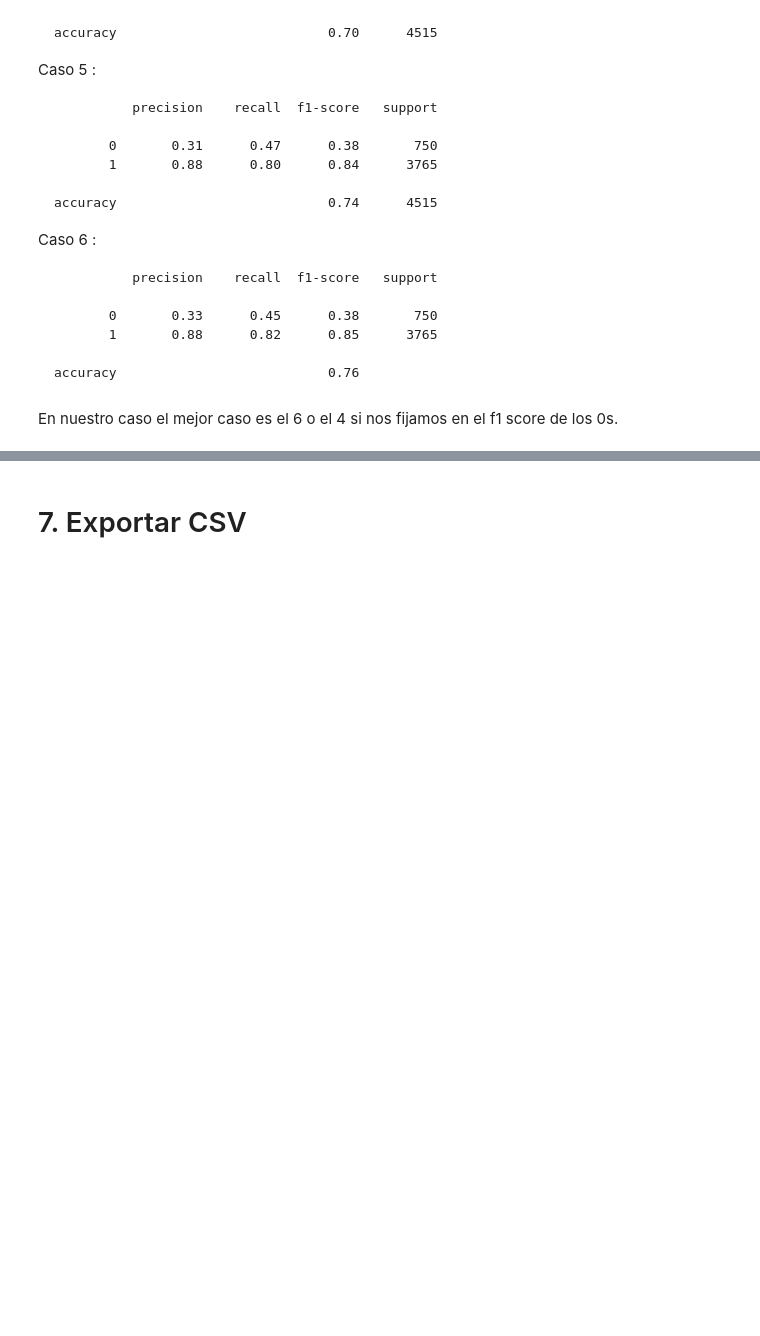
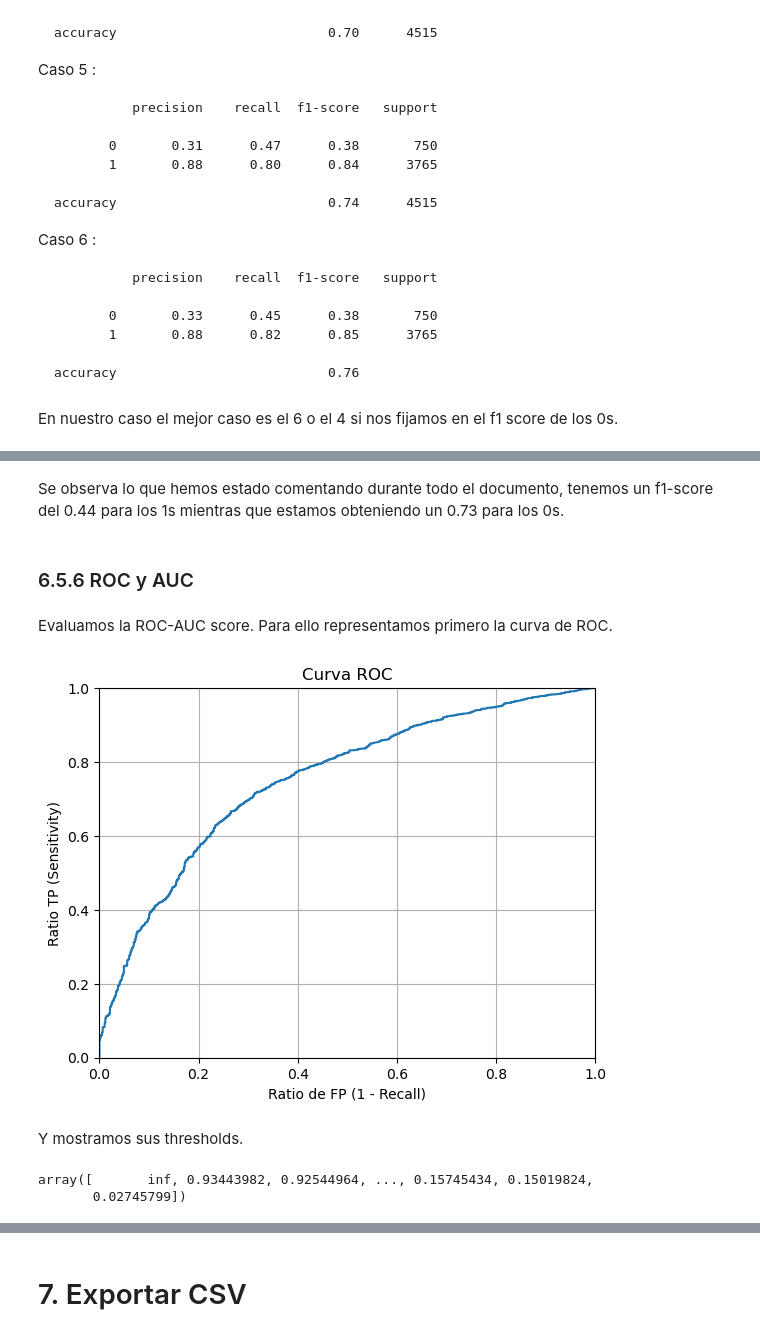
Before and after one commit to Tehedor/Reto1_ML-ABID, a Jupyter notebook: 5_Entrenamiento_y_evaluacion_modelos.ipynb, the cells around one changed output, grey strips where cells are left out. Drawn from its saved outputs; the diff is of its cells as text; code cells hidden in the pictures; blank space fills up the shorter version.

```diff
--- a/5_Entrenamiento_y_evaluacion_modelos.ipynb
+++ b/5_Entrenamiento_y_evaluacion_modelos.ipynb
@@ -1523,0 +1564,7 @@ En nuestro caso el mejor caso es el 6 o el 4 si nos fijamos en el f1 score de lo
+# %%
+pca = PCA()
+X_pca_full = pca.fit_transform(X_resampled)
+
+cumulative_variance_ratio = np.cumsum(pca.explained_variance_ratio_)
+n_comp = np.argmax(cumulative_variance_ratio >= 0.95) + 1
+X_pca = X_pca_full[:, :n_comp]
@@ -1523,0 +1575,4 @@ En nuestro caso el mejor caso es el 6 o el 4 si nos fijamos en el f1 score de lo
+# %%
+X_test_scaled = prep.transform(X_test)
+X_test_pca_full = pca.transform(X_test_scaled)
+X_test_pca = X_test_pca_full[:, :n_comp]
@@ -1523,0 +1583,2 @@ En nuestro caso el mejor caso es el 6 o el 4 si nos fijamos en el f1 score de lo
+# %%
+model_GBC = GradientBoostingClassifier()
@@ -1523,0 +1589,5 @@ En nuestro caso el mejor caso es el 6 o el 4 si nos fijamos en el f1 score de lo
+# %%
+model_GBC.fit(X_pca, y_resampled)
+
+predicted_GBC = model_GBC.predict(X_test_pca)
+expected_GBC = y_test
@@ -1523,0 +1622,26 @@ En nuestro caso el mejor caso es el 6 o el 4 si nos fijamos en el f1 score de lo
+# %% [markdown]
+Se observa lo que hemos estado comentando durante todo el documento, tenemos un f1-score del 0.44 para los 1s mientras que estamos obteniendo un 0.73 para los 0s.
+# %% [markdown]
+### 6.5.6 ROC y AUC
+# %% [markdown]
+Evaluamos la ROC-AUC score. Para ello representamos primero la curva de ROC.
+# %%
+y_pred_prob_GBC = model_GBC.predict_proba(X_test_pca)[:,1]
+fpr, tpr, thresholds = roc_curve(y_test, y_pred_prob_GBC)
+plt.plot(fpr, tpr)
+plt.xlim([0.0, 1.0])
+plt.ylim([0.0, 1.0])
+plt.title('Curva ROC')
+plt.xlabel('Ratio de FP (1 - Recall)')
+plt.ylabel('Ratio TP (Sensitivity)')
+plt.grid(True)
+plt.show()
+# %% [output]
+[figure, added]
+# %% [markdown]
+Y mostramos sus thresholds.
+# %%
+thresholds
+# %% [output]
+array([       inf, 0.93443982, 0.92544964, ..., 0.15745434, 0.15019824,
+       0.02745799])
```
Also changed, not shown: parts of 196 cells of this notebook, 4 other files.
